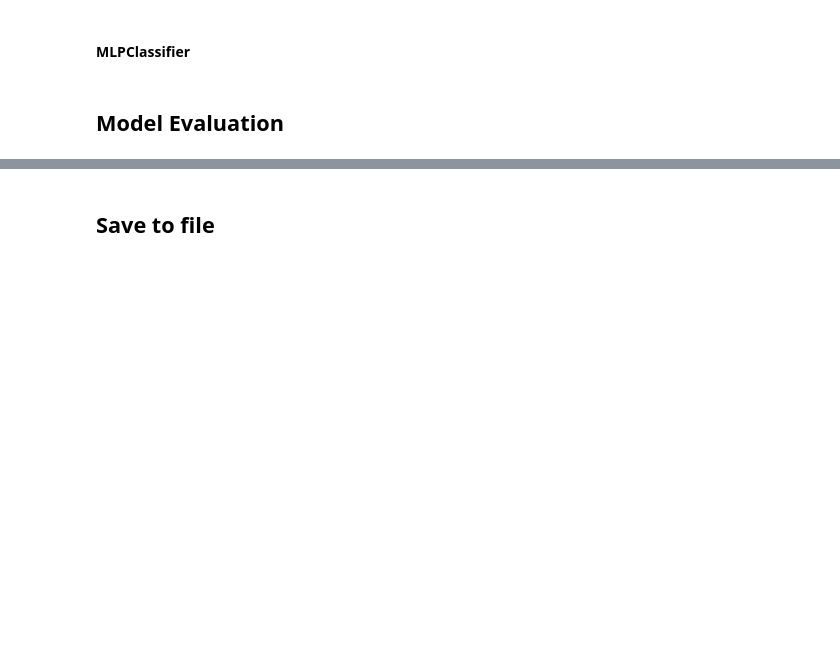
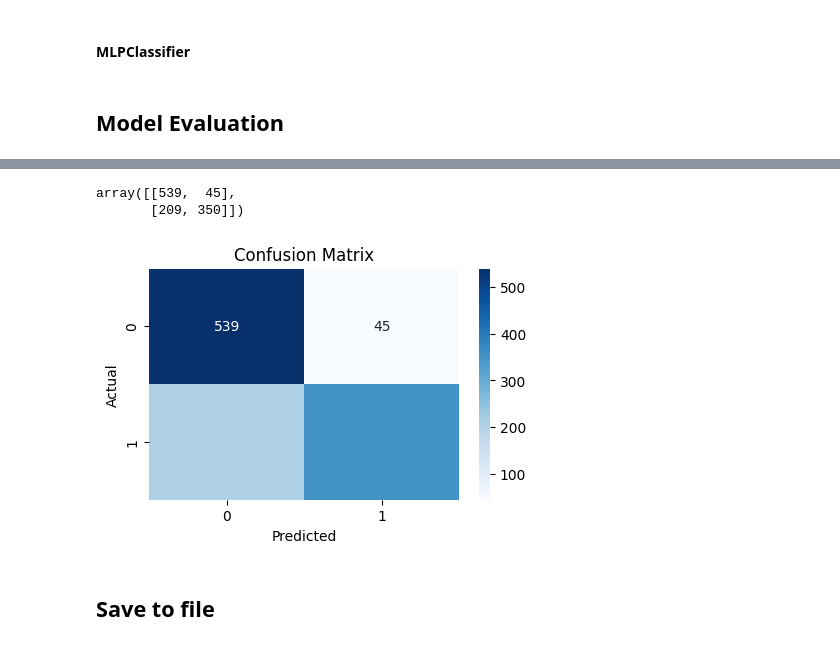
Before and after one commit to kibambe-0167/zindi-piyipc, a Jupyter notebook: app.ipynb, the cells around one changed output, grey strips where cells are left out. Cells and saved outputs as stored; diff of their text form; code cells hidden in the pictures; blank space fills up the shorter version.

Commit message:
f1 73, accuracy, 78, naive bayes gaussian

```diff
--- a/app.ipynb
+++ b/app.ipynb
@@ -97,9 +158,6 @@ predictions = np.array()
 # %%
-# # perform cross val on data
-# gnb = GaussianNB(var_smoothing=1e-07)
-
-# cv = StratifiedKFold(random_state=42, n_splits=10, shuffle=True)
-
-# scores = cross_val_score(gnb, train, targets, cv=cv, scoring='accuracy')
-
-# print(f"mean score: {scores.mean()}")
+# perform cross val on data
+model = GaussianNB(var_smoothing=1e-07)
+cv = StratifiedKFold(random_state=42, n_splits=10, shuffle=True)
+scores = cross_val_score(model, x_train, y_train, cv=cv, scoring='accuracy')
+print(f"mean score: {scores.mean()}")
@@ -109,0 +166,2 @@ predictions = np.array()
+# %%
+model.fit(x_train, y_train)
@@ -418,6 +478,5 @@ predictions = np.array()
 # %% [markdown]
 ## Model Evaluation
 # %%
-# model = []
-# y_preds = model.predict(x_test)
+y_preds = model.predict(x_test)
 # %%
@@ -427,6 +497,17 @@ predictions = np.array()
+# %%
+cm = confusion_matrix(y_test, y_preds)
+cm
+# %% [output]
+array([[539,  45],
+       [209, 350]])
 # %%
-# plt.figure(figsize=(5, 3))
-# sns.heatmap(confusion_matrix(y_test, y_preds), annot=True)
-# plt.show()
+plt.figure(figsize=(5, 3))
+sns.heatmap(cm, annot=True, fmt="d", cmap="Blues")
+plt.xlabel("Predicted")
+plt.ylabel("Actual")
+plt.title("Confusion Matrix")
+plt.show()
+# %% [output]
+[figure, added]
 # %% [markdown]
 ## Save to file
```
Also changed, not shown: parts of 20 cells of this notebook.
